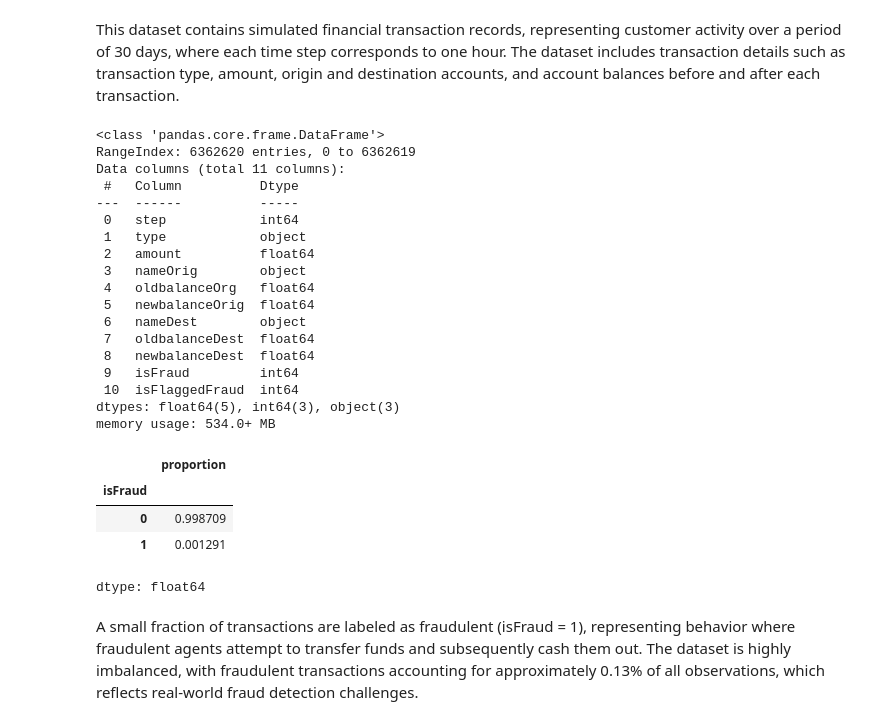
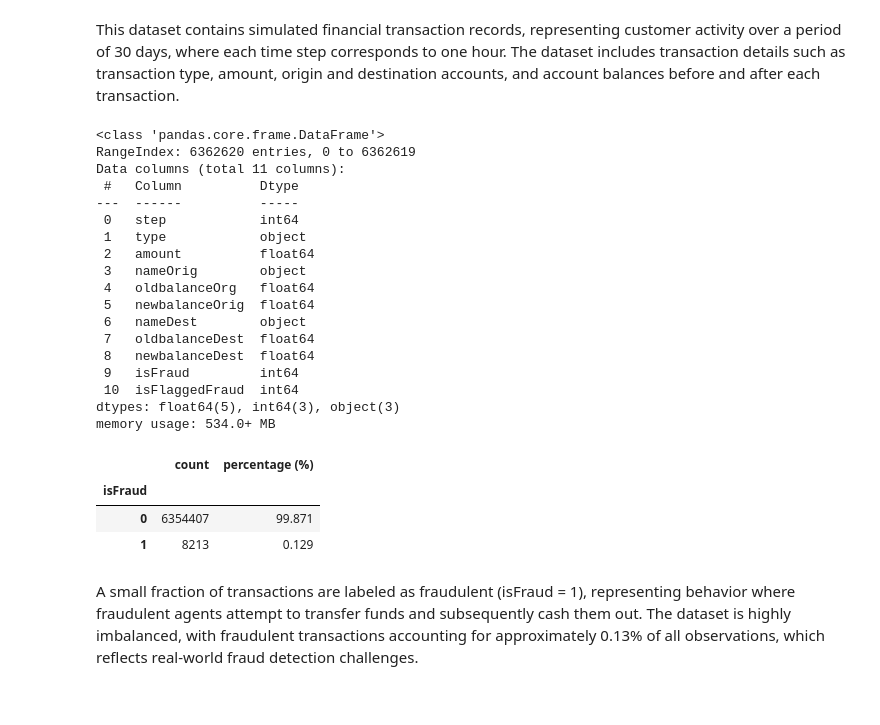
Before and after one commit to vesc0/transactions-analysis, a Jupyter notebook: financial_transactions_fraud_analysis.ipynb, the cells around one changed output. Drawn from its saved outputs; the diff is of its cells as text; code cells hidden in the pictures.

```diff
--- a/financial_transactions_fraud_analysis.ipynb
+++ b/financial_transactions_fraud_analysis.ipynb
@@ -31,8 +31,6 @@ This dataset contains simulated financial transaction records, representing cust
 # %%
 # Summary of the dataset
 dataset.info()
-dataset['isFraud'].value_counts()
-dataset['isFraud'].value_counts(normalize=True)
 # %% [output]
 <class 'pandas.core.frame.DataFrame'>
 RangeIndex: 6362620 entries, 0 to 6362619
@@ -52,11 +50,18 @@ Data columns (total 11 columns):
  10  isFlaggedFraud  int64
 dtypes: float64(5), int64(3), object(3)
 memory usage: 534.0+ MB
-|  | proportion |
-| isFraud |  |
-| 0 | 0.998709 |
-| 1 | 0.001291 |
-dtype: float64
+# %%
+# Detect class imbalance
+fraud_stats = pd.DataFrame({
+    'count': dataset['isFraud'].value_counts(),
+    'percentage (%)': (dataset['isFraud'].value_counts(normalize=True) * 100).round(3)
+})
+fraud_stats
+# %% [output]
+|  | count | percentage (%) |
+| isFraud |  |  |
+| 0 | 6354407 | 99.871 |
+| 1 | 8213 | 0.129 |
 # %% [markdown]
 A small fraction of transactions are labeled as fraudulent (isFraud = 1), representing behavior where fraudulent agents attempt to transfer funds and subsequently cash them out. The dataset is highly imbalanced, with fraudulent transactions accounting for approximately 0.13% of all observations, which reflects real-world fraud detection challenges.
 # %%
```
Also changed, not shown: parts of 7 cells of this notebook.
